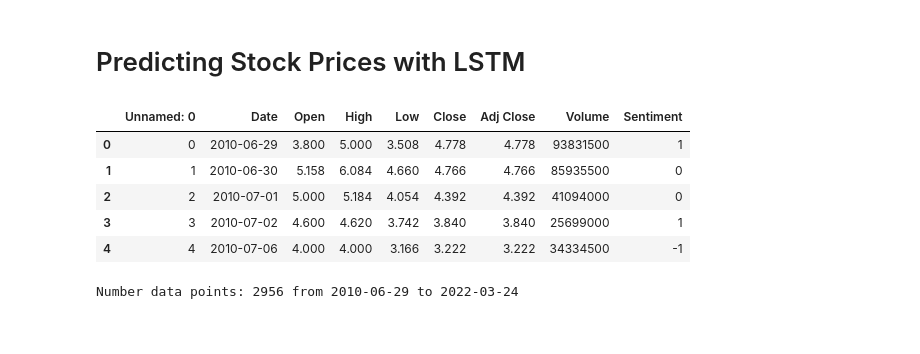
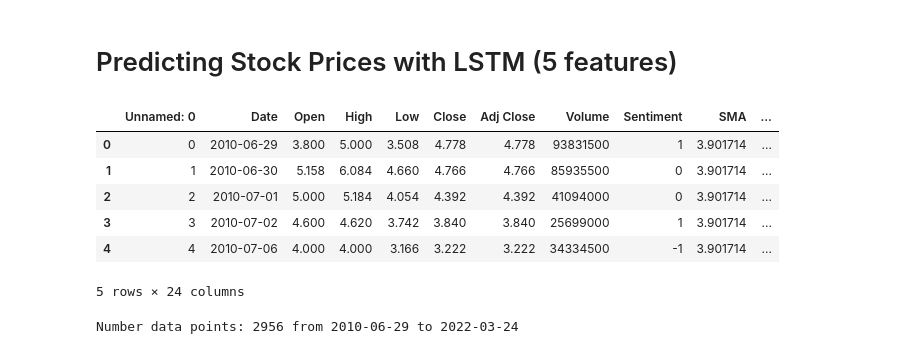
Before and after one commit to mega5800/algo-trading-system, a Jupyter notebook: Code/predicting_close_LSTM.ipynb, the cells around one changed output. Cells and saved outputs as stored; diff of their text form; code cells hidden in the pictures.

```diff
--- a/Code/predicting_close_LSTM.ipynb
+++ b/Code/predicting_close_LSTM.ipynb
@@ -1,4 +1,4 @@
 # %% [markdown]
-# Predicting Stock Prices with LSTM
+# Predicting Stock Prices with LSTM (5 features)
 # %%
 import pandas as pd
@@ -11,16 +12,3 @@ from torch.utils.data import Dataset
 from torch.utils.data import DataLoader
 import matplotlib.pyplot as plt
 from matplotlib.pyplot import figure
-# %%
-# Load the TSLA data file
-file_path = 'processed_TSLA.csv'
-data_tsla = pd.read_csv(file_path)
-
-data_tsla.head()
-# %% [output]
-|  | Unnamed: 0 | Date | Open | High | Low | Close | Adj Close | Volume | Sentiment |
-| 0 | 0 | 2010-06-29 | 3.800 | 5.000 | 3.508 | 4.778 | 4.778 | 93831500 | 1 |
-| 1 | 1 | 2010-06-30 | 5.158 | 6.084 | 4.660 | 4.766 | 4.766 | 85935500 | 0 |
-| 2 | 2 | 2010-07-01 | 5.000 | 5.184 | 4.054 | 4.392 | 4.392 | 41094000 | 0 |
-| 3 | 3 | 2010-07-02 | 4.600 | 4.620 | 3.742 | 3.840 | 3.840 | 25699000 | 1 |
-| 4 | 4 | 2010-07-06 | 4.000 | 4.000 | 3.166 | 3.222 | 3.222 | 34334500 | -1 |
@@ -27,3 +57,26 @@ data_tsla.head()
+# %%
+# Load the TSLA data file
+
+data_tsla = pd.read_csv('../data/processed_TSLA.csv')
+
+# Add technical indicators to the DataFrame
+data_tsla = add_technical_indicators(data_tsla)
+
+# Save the modified DataFrame to a new CSV file
+output_file_path = '../data/TSLA_with_indicators.csv'
+data_tsla.to_csv(output_file_path, index=False)
+
+file_path = '../data/TSLA_with_indicators.csv'
+
+data_tsla.head()
+# %% [output]
+|  | Unnamed: 0 | Date | Open | High | Low | Close | Adj Close | Volume | Sentiment | SMA | ... |
+| 0 | 0 | 2010-06-29 | 3.800 | 5.000 | 3.508 | 4.778 | 4.778 | 93831500 | 1 | 3.901714 | ... |
+| 1 | 1 | 2010-06-30 | 5.158 | 6.084 | 4.660 | 4.766 | 4.766 | 85935500 | 0 | 3.901714 | ... |
+| 2 | 2 | 2010-07-01 | 5.000 | 5.184 | 4.054 | 4.392 | 4.392 | 41094000 | 0 | 3.901714 | ... |
+| 3 | 3 | 2010-07-02 | 4.600 | 4.620 | 3.742 | 3.840 | 3.840 | 25699000 | 1 | 3.901714 | ... |
+| 4 | 4 | 2010-07-06 | 4.000 | 4.000 | 3.166 | 3.222 | 3.222 | 34334500 | -1 | 3.901714 | ... |
+5 rows × 24 columns
 # %%
 config = {
     "data": {
```
Also changed, not shown: parts of 9 cells of this notebook.
